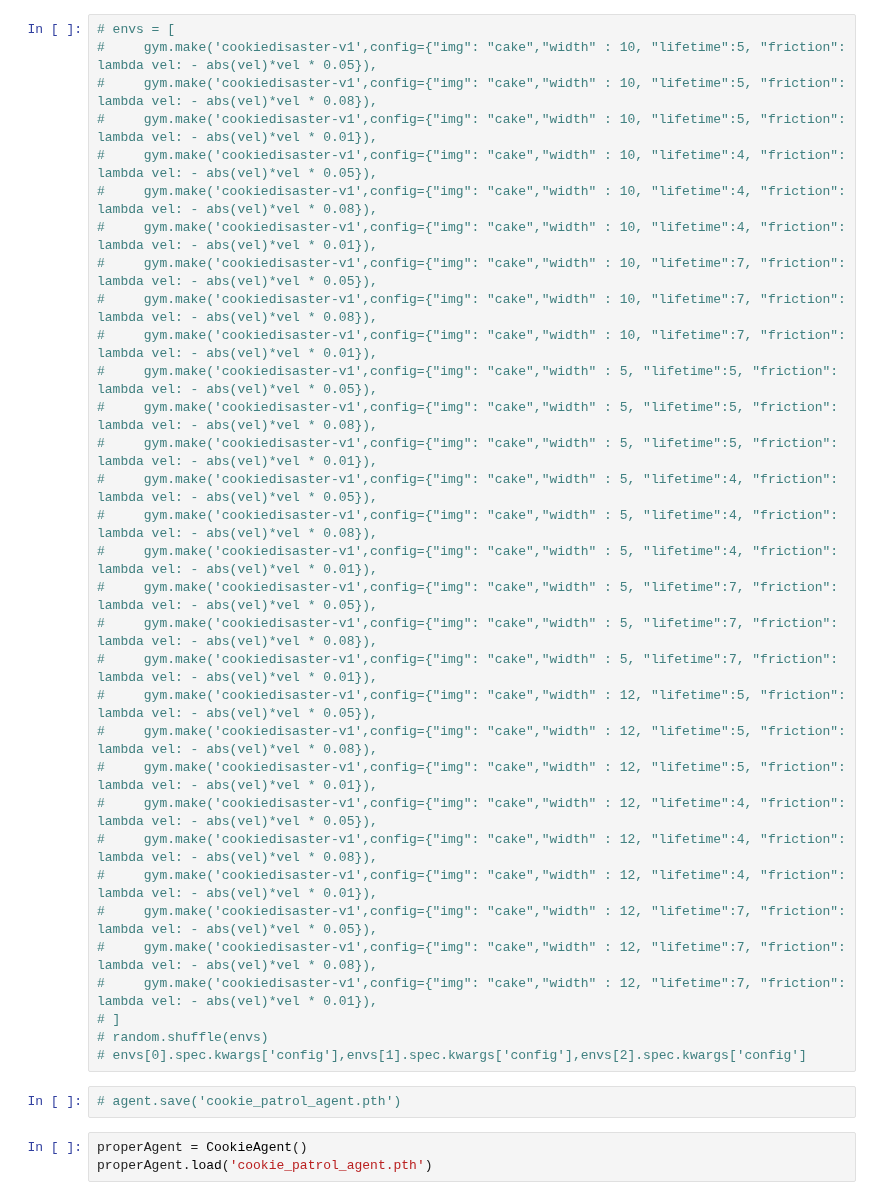
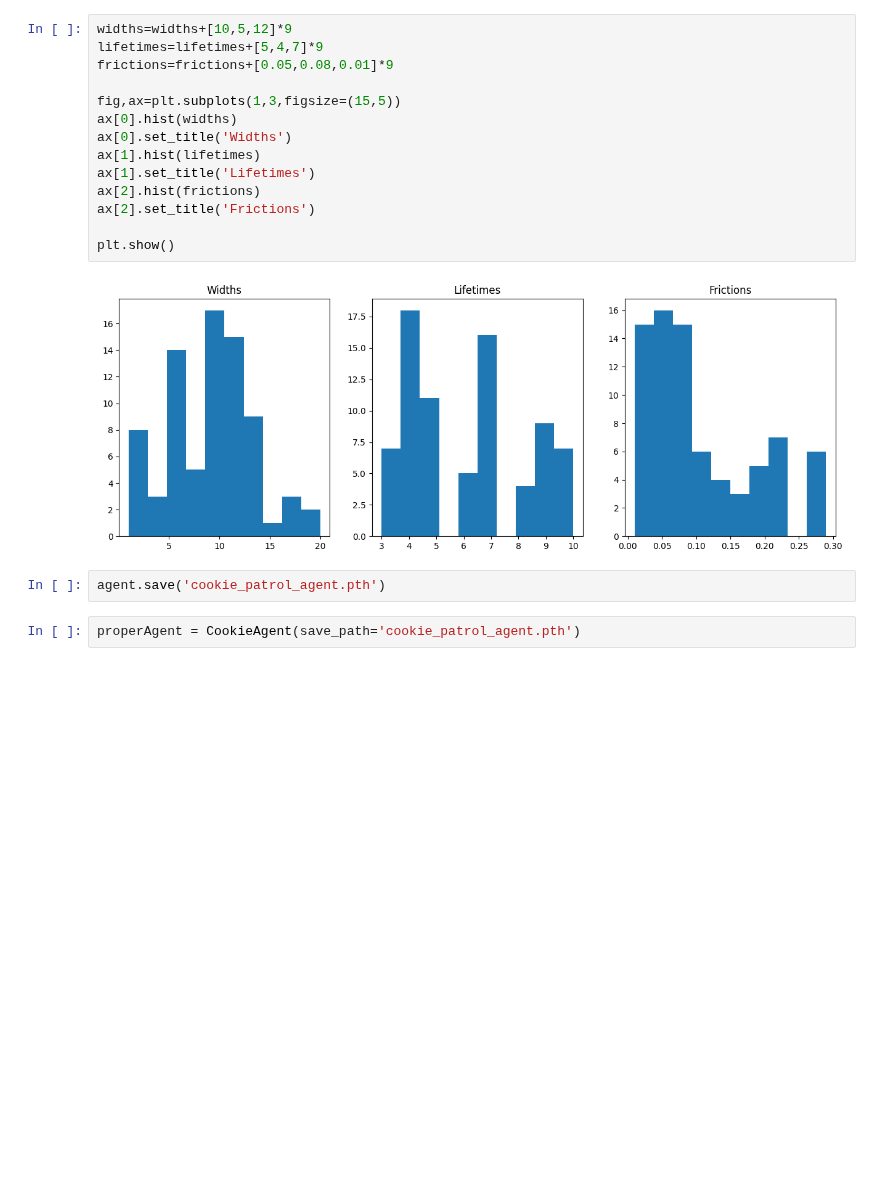
Before and after one commit to saraahmadi3/inf368, a Jupyter notebook: project/task2.ipynb, the cells around one changed output. Saved outputs shown, nothing was run; the diff lists cells and outputs as text; blank space fills up the shorter version.

```diff
--- a/project/task2.ipynb
+++ b/project/task2.ipynb
@@ -213,37 +118,20 @@ random.seed(SEED)
-# %%
-# envs = [
-#     gym.make('cookiedisaster-v1',config={"img": "cake","width" : 10, "lifetime":5, "friction": lambda vel: - abs(vel)*vel * 0.05}),
-#     gym.make('cookiedisaster-v1',config={"img": "cake","width" : 10, "lifetime":5, "friction": lambda vel: - abs(vel)*vel * 0.08}),
-#     gym.make('cookiedisaster-v1',config={"img": "cake","width" : 10, "lifetime":5, "friction": lambda vel: - abs(vel)*vel * 0.01}),
-#     gym.make('cookiedisaster-v1',config={"img": "cake","width" : 10, "lifetime":4, "friction": lambda vel: - abs(vel)*vel * 0.05}),
-#     gym.make('cookiedisaster-v1',config={"img": "cake","width" : 10, "lifetime":4, "friction": lambda vel: - abs(vel)*vel * 0.08}),
-#     gym.make('cookiedisaster-v1',config={"img": "cake","width" : 10, "lifetime":4, "friction": lambda vel: - abs(vel)*vel * 0.01}),
-#     gym.make('cookiedisaster-v1',config={"img": "cake","width" : 10, "lifetime":7, "friction": lambda vel: - abs(vel)*vel * 0.05}),
-#     gym.make('cookiedisaster-v1',config={"img": "cake","width" : 10, "lifetime":7, "friction": lambda vel: - abs(vel)*vel * 0.08}),
-#     gym.make('cookiedisaster-v1',config={"img": "cake","width" : 10, "lifetime":7, "friction": lambda vel: - abs(vel)*vel * 0.01}),
-#     gym.make('cookiedisaster-v1',config={"img": "cake","width" : 5, "lifetime":5, "friction": lambda vel: - abs(vel)*vel * 0.05}),
-#     gym.make('cookiedisaster-v1',config={"img": "cake","width" : 5, "lifetime":5, "friction": lambda vel: - abs(vel)*vel * 0.08}),
-#     gym.make('cookiedisaster-v1',config={"img": "cake","width" : 5, "lifetime":5, "friction": lambda vel: - abs(vel)*vel * 0.01}),
-#     gym.make('cookiedisaster-v1',config={"img": "cake","width" : 5, "lifetime":4, "friction": lambda vel: - abs(vel)*vel * 0.05}),
-#     gym.make('cookiedisaster-v1',config={"img": "cake","width" : 5, "lifetime":4, "friction": lambda vel: - abs(vel)*vel * 0.08}),
-#     gym.make('cookiedisaster-v1',config={"img": "cake","width" : 5, "lifetime":4, "friction": lambda vel: - abs(vel)*vel * 0.01}),
-#     gym.make('cookiedisaster-v1',config={"img": "cake","width" : 5, "lifetime":7, "friction": lambda vel: - abs(vel)*vel * 0.05}),
-#     gym.make('cookiedisaster-v1',config={"img": "cake","width" : 5, "lifetime":7, "friction": lambda vel: - abs(vel)*vel * 0.08}),
-#     gym.make('cookiedisaster-v1',config={"img": "cake","width" : 5, "lifetime":7, "friction": lambda vel: - abs(vel)*vel * 0.01}),
-#     gym.make('cookiedisaster-v1',config={"img": "cake","width" : 12, "lifetime":5, "friction": lambda vel: - abs(vel)*vel * 0.05}),
-#     gym.make('cookiedisaster-v1',config={"img": "cake","width" : 12, "lifetime":5, "friction": lambda vel: - abs(vel)*vel * 0.08}),
-#     gym.make('cookiedisaster-v1',config={"img": "cake","width" : 12, "lifetime":5, "friction": lambda vel: - abs(vel)*vel * 0.01}),
-#     gym.make('cookiedisaster-v1',config={"img": "cake","width" : 12, "lifetime":4, "friction": lambda vel: - abs(vel)*vel * 0.05}),
-#     gym.make('cookiedisaster-v1',config={"img": "cake","width" : 12, "lifetime":4, "friction": lambda vel: - abs(vel)*vel * 0.08}),
-#     gym.make('cookiedisaster-v1',config={"img": "cake","width" : 12, "lifetime":4, "friction": lambda vel: - abs(vel)*vel * 0.01}),
-#     gym.make('cookiedisaster-v1',config={"img": "cake","width" : 12, "lifetime":7, "friction": lambda vel: - abs(vel)*vel * 0.05}),
-#     gym.make('cookiedisaster-v1',config={"img": "cake","width" : 12, "lifetime":7, "friction": lambda vel: - abs(vel)*vel * 0.08}),
-#     gym.make('cookiedisaster-v1',config={"img": "cake","width" : 12, "lifetime":7, "friction": lambda vel: - abs(vel)*vel * 0.01}),
-# ]
-# random.shuffle(envs)
-# envs[0].spec.kwargs['config'],envs[1].spec.kwargs['config'],envs[2].spec.kwargs['config']
+# %%
+widths=widths+[10,5,12]*9
+lifetimes=lifetimes+[5,4,7]*9
+frictions=frictions+[0.05,0.08,0.01]*9
+
+fig,ax=plt.subplots(1,3,figsize=(15,5))
+ax[0].hist(widths)
+ax[0].set_title('Widths')
+ax[1].hist(lifetimes)
+ax[1].set_title('Lifetimes')
+ax[2].hist(frictions)
+ax[2].set_title('Frictions')
+
+plt.show()
+# %% [output]
+[figure, added]
 # %%
-# agent.save('cookie_patrol_agent.pth')
+agent.save('cookie_patrol_agent.pth')
 # %%
-properAgent = CookieAgent()
-properAgent.load('cookie_patrol_agent.pth')
+properAgent = CookieAgent(save_path='cookie_patrol_agent.pth')
```
Also changed, not shown: parts of 18 cells of this notebook, 2 other files.
